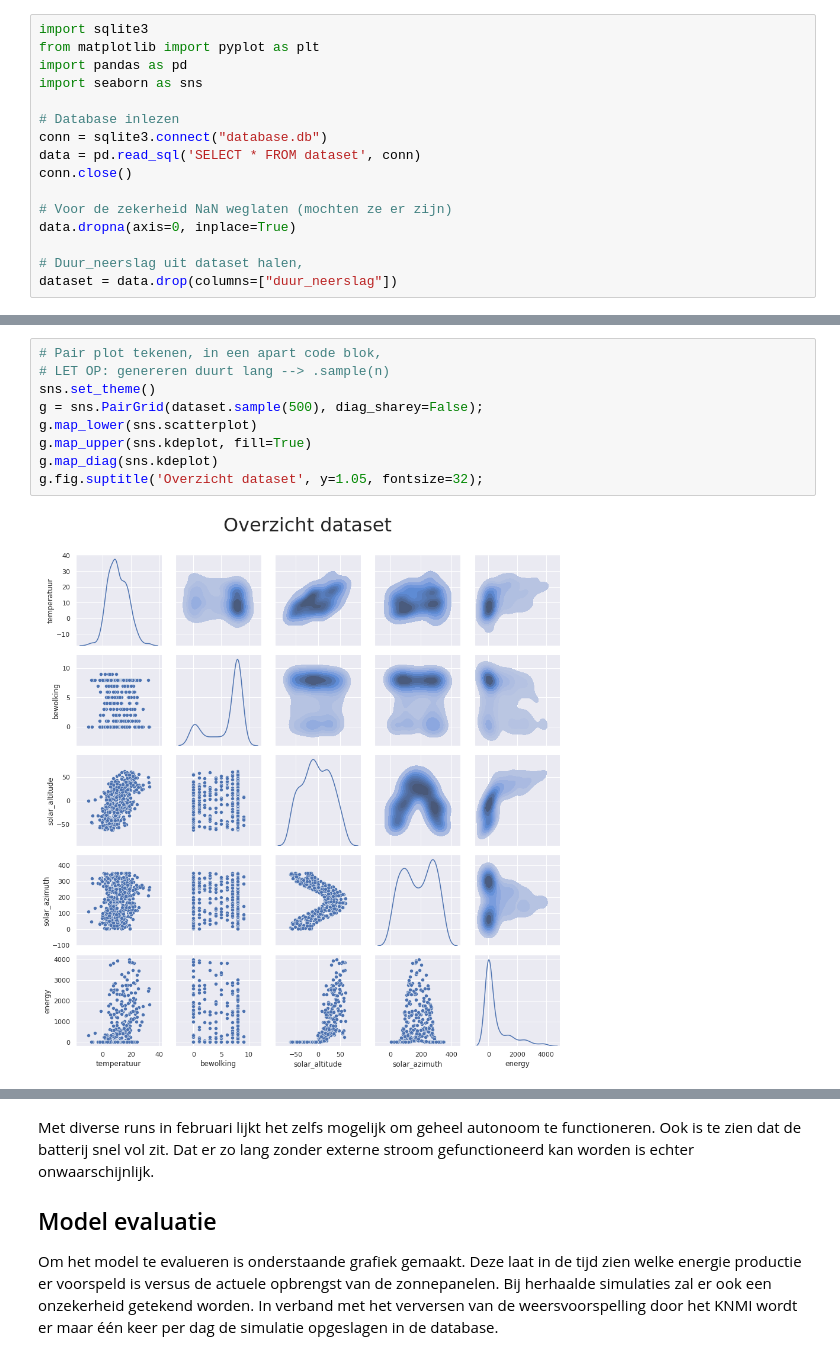
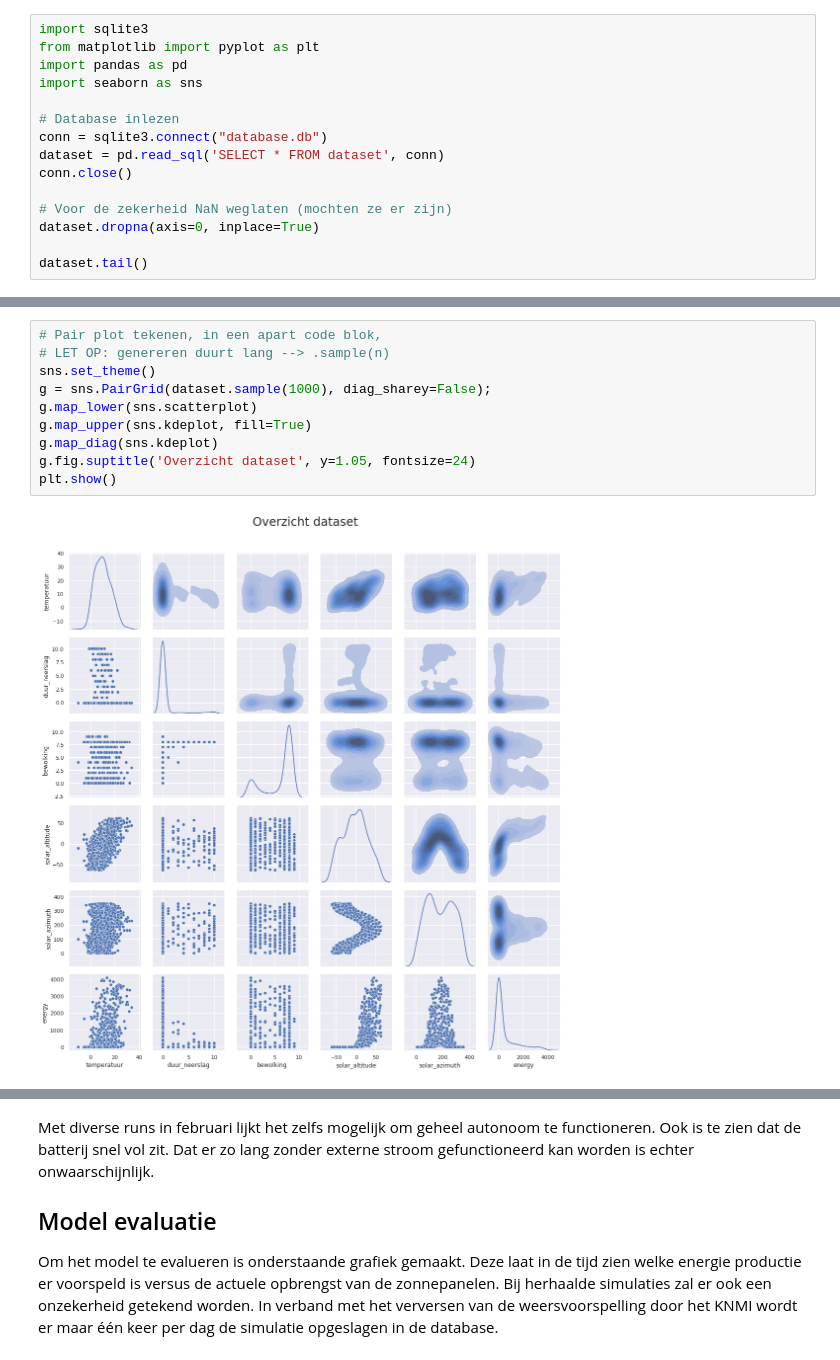
Before and after one commit to bosgnoom/data-engineer-eindopdracht, a Jupyter notebook: data_analyse.ipynb, the cells around one changed output, grey strips where cells are left out. Drawn from its saved outputs; the diff is of its cells as text.

```diff
--- a/data_analyse.ipynb
+++ b/data_analyse.ipynb
@@ -30,11 +30,10 @@ import seaborn as sns
 
 # Database inlezen
 conn = sqlite3.connect("database.db")
-data = pd.read_sql('SELECT * FROM dataset', conn)
+dataset = pd.read_sql('SELECT * FROM dataset', conn)
 conn.close()
 
 # Voor de zekerheid NaN weglaten (mochten ze er zijn)
-data.dropna(axis=0, inplace=True)
+dataset.dropna(axis=0, inplace=True)
 
-# Duur_neerslag uit dataset halen,
-dataset = data.drop(columns=["duur_neerslag"])
+dataset.tail()
@@ -41,12 +49,13 @@ dataset = data.drop(columns=["duur_neerslag"])
 # %%
 # Pair plot tekenen, in een apart code blok,
 # LET OP: genereren duurt lang --> .sample(n)
 sns.set_theme()
-g = sns.PairGrid(dataset.sample(500), diag_sharey=False);
+g = sns.PairGrid(dataset.sample(1000), diag_sharey=False);
 g.map_lower(sns.scatterplot)
 g.map_upper(sns.kdeplot, fill=True)
 g.map_diag(sns.kdeplot)
-g.fig.suptitle('Overzicht dataset', y=1.05, fontsize=32);
+g.fig.suptitle('Overzicht dataset', y=1.05, fontsize=24)
+plt.show()
 # %% [output]
-[figure, old version]
+[figure, new version]
 # %% [markdown]
```
Also changed, not shown: parts of 28 cells of this notebook, 1 other file.
